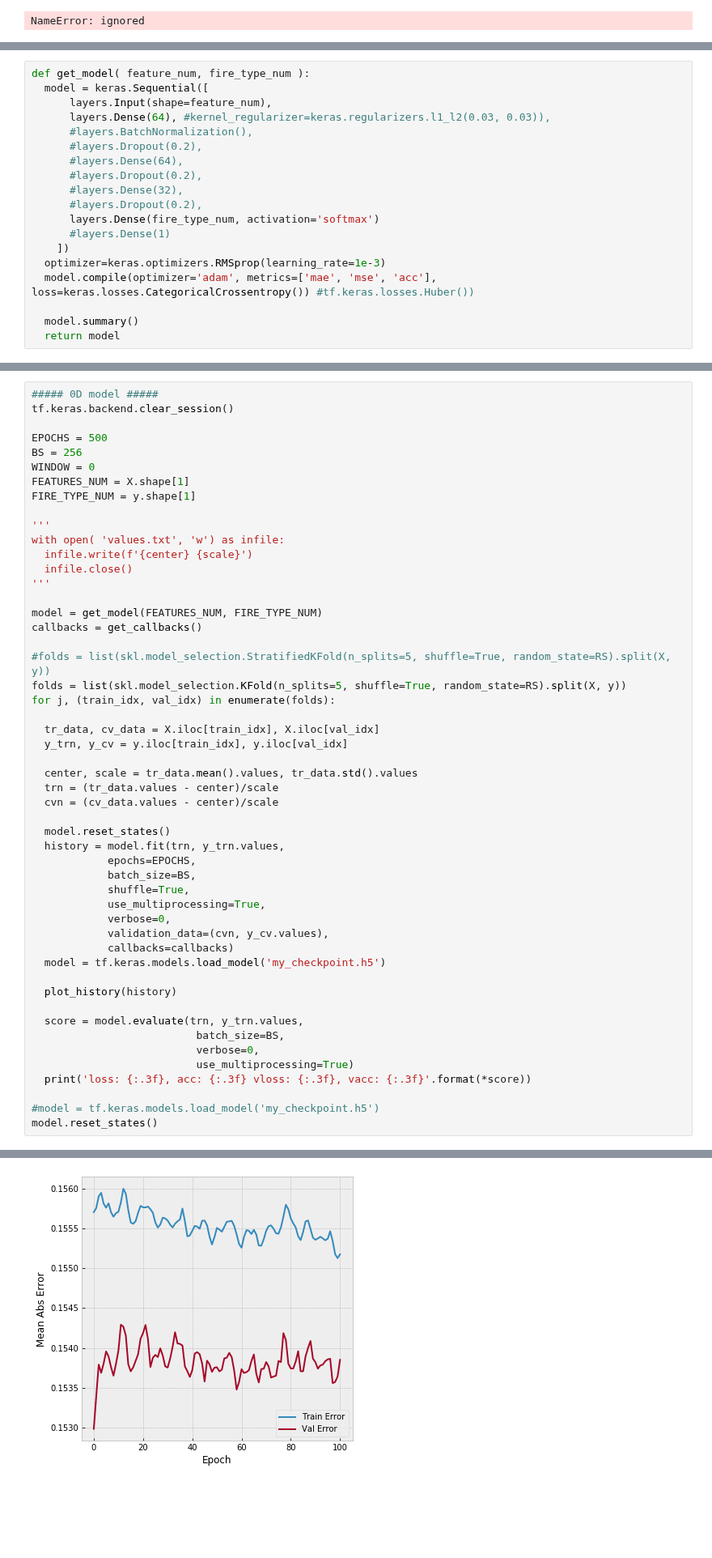
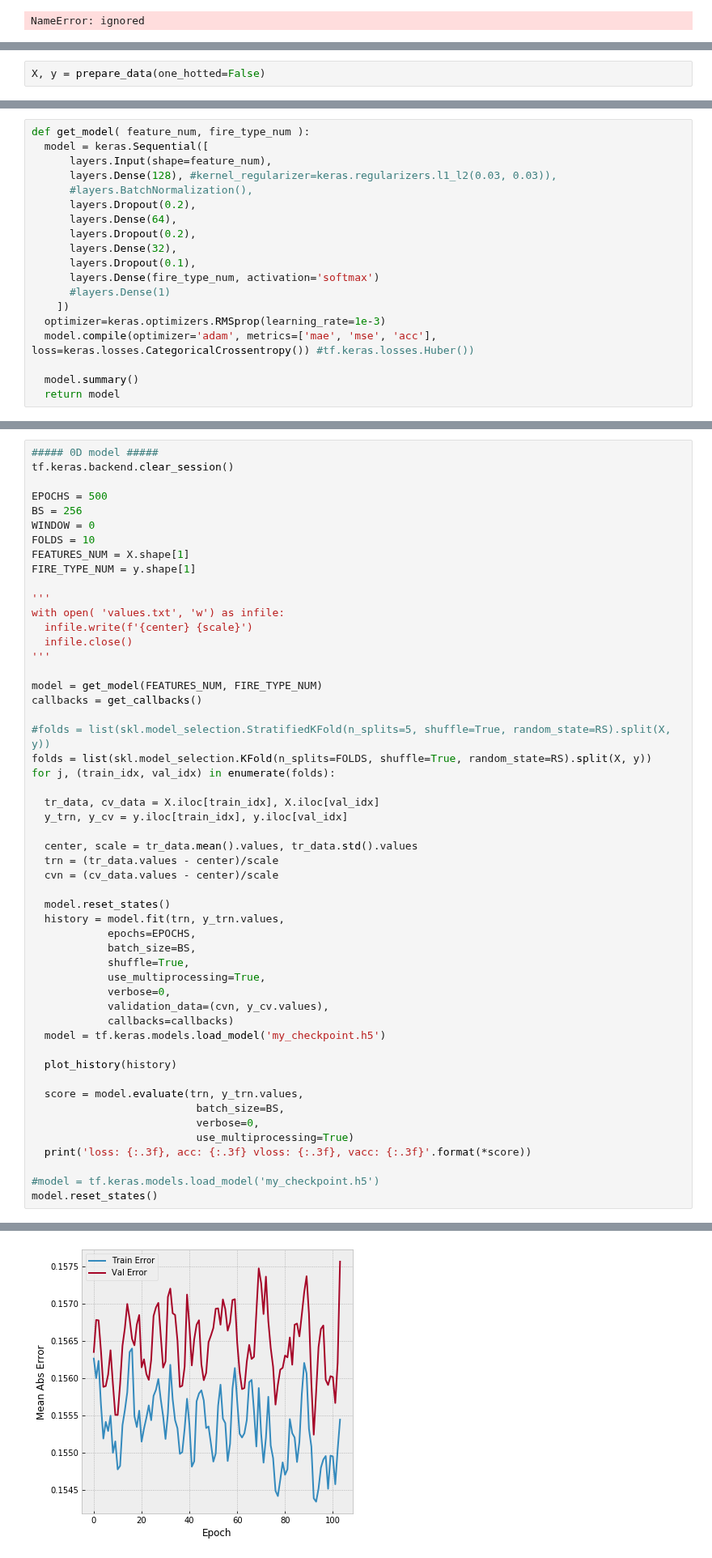
Before and after one commit to andygoosh/wildfire.sberbank.ai, a Jupyter notebook: workinprogress.ipynb, the cells around one changed output, grey strips where cells are left out. Shown at 81% size. Cells and saved outputs as stored; diff of their text form; blank space fills up the shorter version.

```diff
--- a/workinprogress.ipynb
+++ b/workinprogress.ipynb
@@ -211,0 +209,2 @@ Name: fire_type, dtype: int64
+# %%
+X, y = prepare_data(one_hotted=False)
@@ -288,13 +352,13 @@ def get_callbacks():
 def get_model( feature_num, fire_type_num ):
   model = keras.Sequential([
       layers.Input(shape=feature_num),
-      layers.Dense(64), #kernel_regularizer=keras.regularizers.l1_l2(0.03, 0.03)),
+      layers.Dense(128), #kernel_regularizer=keras.regularizers.l1_l2(0.03, 0.03)),
       #layers.BatchNormalization(),
-      #layers.Dropout(0.2),
-      #layers.Dense(64),
-      #layers.Dropout(0.2),
-      #layers.Dense(32),
-      #layers.Dropout(0.2),
+      layers.Dropout(0.2),
+      layers.Dense(64),
+      layers.Dropout(0.2),
+      layers.Dense(32),
+      layers.Dropout(0.1),
       layers.Dense(fire_type_num, activation='softmax')
       #layers.Dense(1)
     ])
@@ -327,6 +374,7 @@ tf.keras.backend.clear_session()
 EPOCHS = 500
 BS = 256
 WINDOW = 0
+FOLDS = 10
 FEATURES_NUM = X.shape[1]
 FIRE_TYPE_NUM = y.shape[1]
 
@@ -340,7 +388,7 @@ model = get_model(FEATURES_NUM, FIRE_TYPE_NUM)
 callbacks = get_callbacks()
 
 #folds = list(skl.model_selection.StratifiedKFold(n_splits=5, shuffle=True, random_state=RS).split(X, y))
-folds = list(skl.model_selection.KFold(n_splits=5, shuffle=True, random_state=RS).split(X, y))
+folds = list(skl.model_selection.KFold(n_splits=FOLDS, shuffle=True, random_state=RS).split(X, y))
 for j, (train_idx, val_idx) in enumerate(folds):
 
   tr_data, cv_data = X.iloc[train_idx], X.iloc[val_idx]
@@ -396 +449 @@ loss: 1.675, acc: 0.154 vloss: 0.077, vacc: 0.312
-[figure, old version]
+[figure, new version]
```
Also changed, not shown: parts of 16 cells of this notebook.
